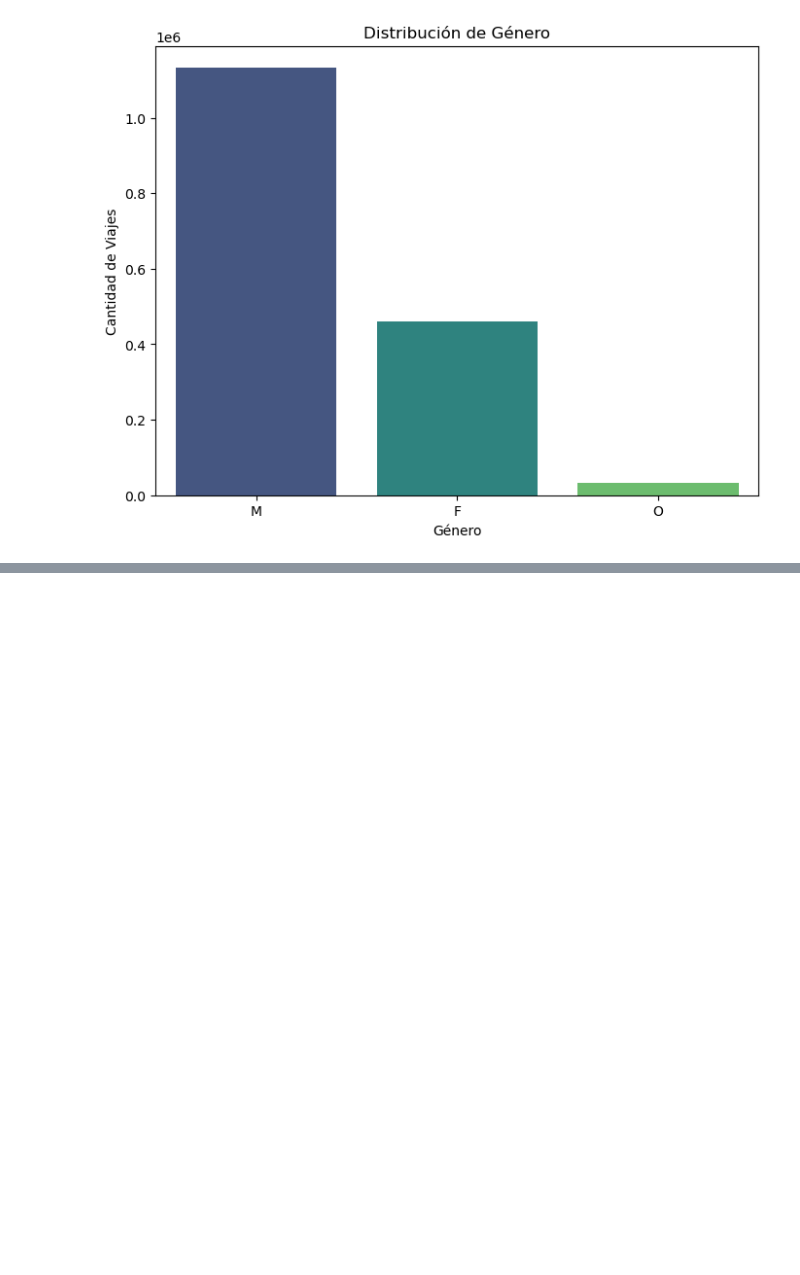
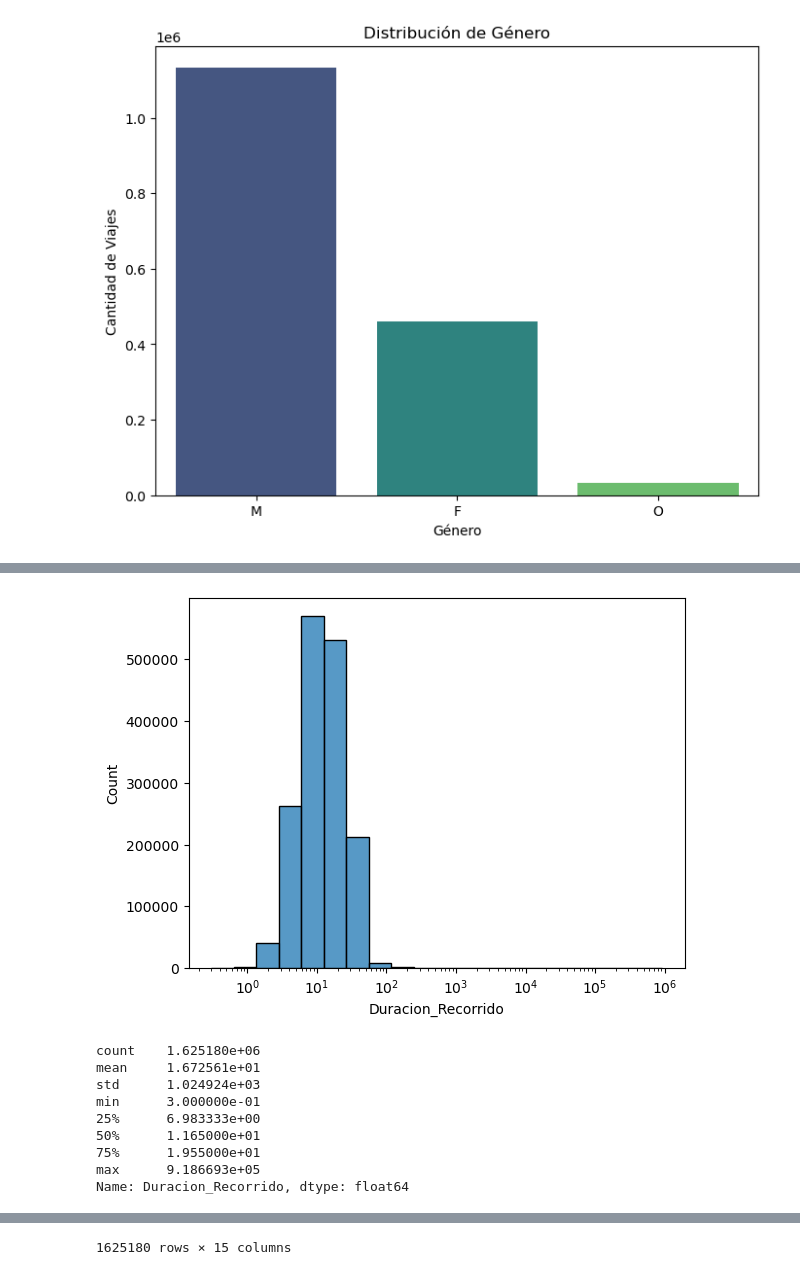
Before and after one commit to LeriAx75/AI_M2, a Jupyter notebook: ecobici analisis/ecobici.ipynb, the cells around one changed output, grey strips where cells are left out. Cells and saved outputs as stored; diff of their text form; code cells hidden in the pictures; blank space fills up the shorter version.

```diff
--- a/ecobici analisis/ecobici.ipynb
+++ b/ecobici analisis/ecobici.ipynb
@@ -176,6 +175,6 @@ O      31784
 Name: count, dtype: int64
 # %%
 # crear columna de duración de recorrido
-df_encoded['Duracion_Recorrido'] = (df_encoded['FechaHora_Arribo'] - df_encoded['FechaHora_Retiro'])
+df_encoded['Duracion_Recorrido'] = (df_encoded['FechaHora_Arribo'] - df_encoded['FechaHora_Retiro']).dt.total_seconds()/60
 display(df_encoded.head())
 # %% [output]
@@ -182,0 +187,19 @@ KeyError: 'FechaHora_Arribo'
+# %%
+sns.histplot(df_encoded['Duracion_Recorrido'], bins=20, log_scale=True)
+plt.show()
+
+print(df_encoded['Duracion_Recorrido'].describe())
+
+df_encoded["Viaje_atipico"] = (df_encoded['Duracion_Recorrido'] > 60).astype(int)
+df_encoded
+# %% [output]
+[figure, added]
+count    1.625180e+06
+mean     1.672561e+01
+std      1.024924e+03
+min      3.000000e-01
+25%      6.983333e+00
+50%      1.165000e+01
+75%      1.955000e+01
+max      9.186693e+05
+Name: Duracion_Recorrido, dtype: float64
@@ -182,0 +218 @@ KeyError: 'FechaHora_Arribo'
+1625180 rows × 15 columns
```
Also changed, not shown: parts of 27 cells of this notebook, 1 other file.
